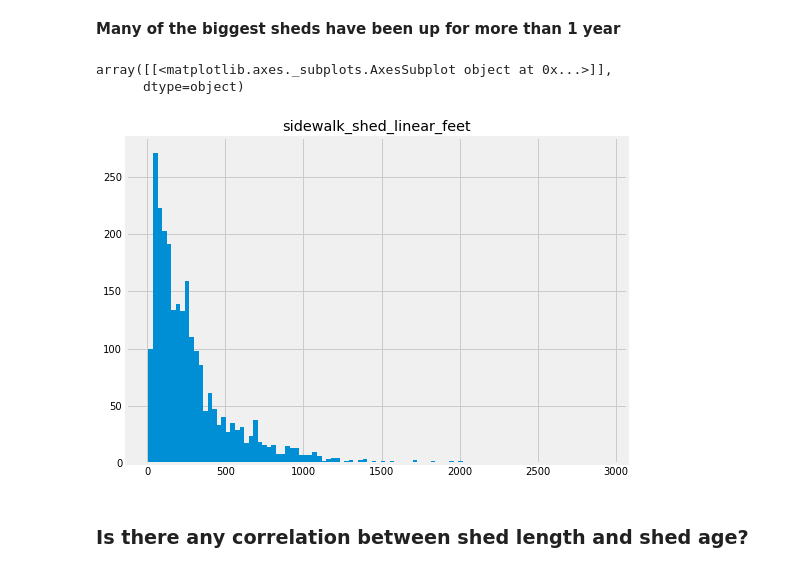
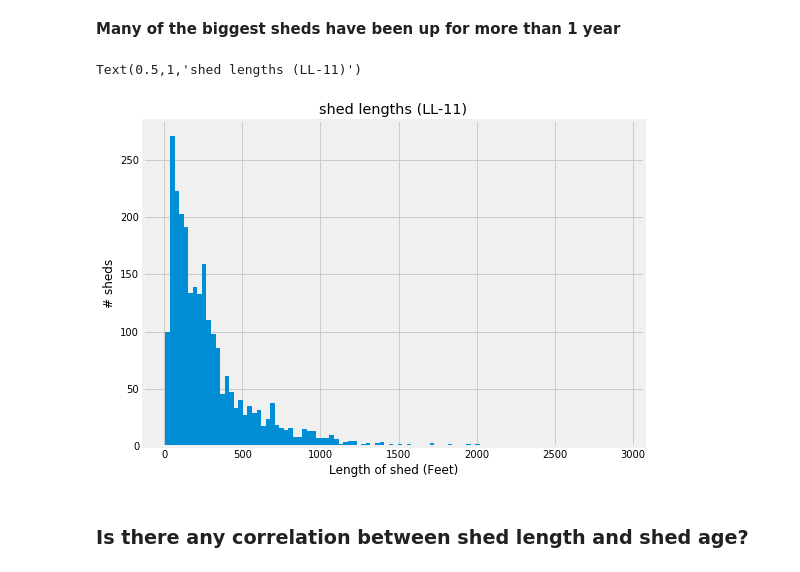
Before and after one commit to scheids1/Sidewalk_Sheds, a Jupyter notebook: Sidewalk_Sheds.ipynb, the cells around one changed output. Cells and saved outputs as stored; diff of their text form; code cells hidden in the pictures.

```diff
--- a/Sidewalk_Sheds.ipynb
+++ b/Sidewalk_Sheds.ipynb
@@ -149,10 +151,12 @@ dobmap_11.sort_values('sidewalk_shed_linear_feet', ascending=False).head(10)[['s
 **Many of the biggest sheds have been up for more than 1 year**
 # %%
 dobmap_11.hist('sidewalk_shed_linear_feet', bins=100, figsize=(8,6))
+plt.xlabel("Length of shed (Feet)")
+plt.ylabel("# sheds")
+plt.title("shed lengths (LL-11)")
 # %% [output]
-array([[<matplotlib.axes._subplots.AxesSubplot object at 0x...>]],
-      dtype=object)
+Text(0.5,1,'shed lengths (LL-11)')
-[figure, old version]
+[figure, new version]
 # %% [markdown]
 ### Is there any correlation between shed length and shed age?
 # %%
```
Also changed, not shown: parts of 48 cells of this notebook.
